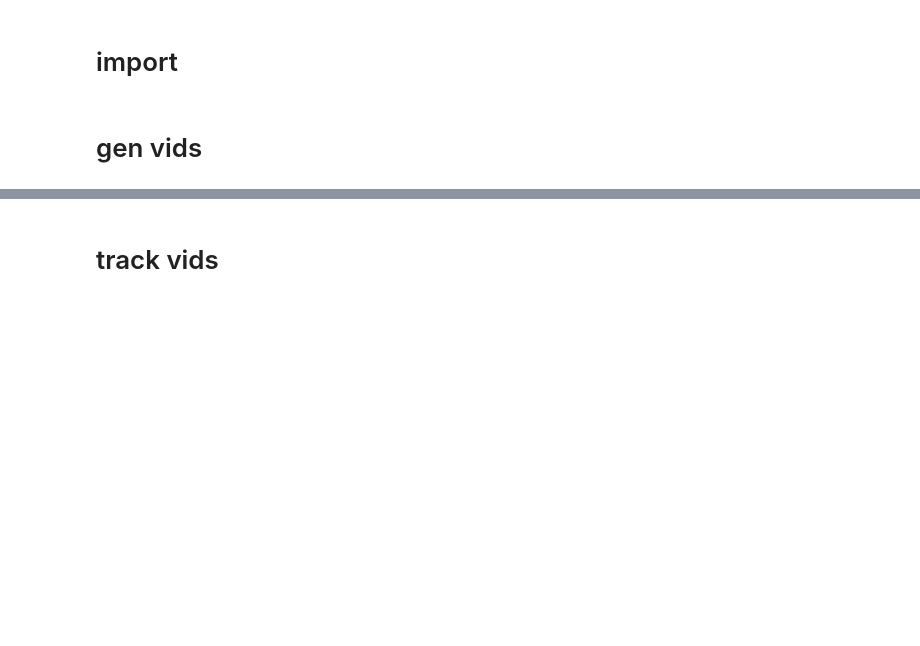
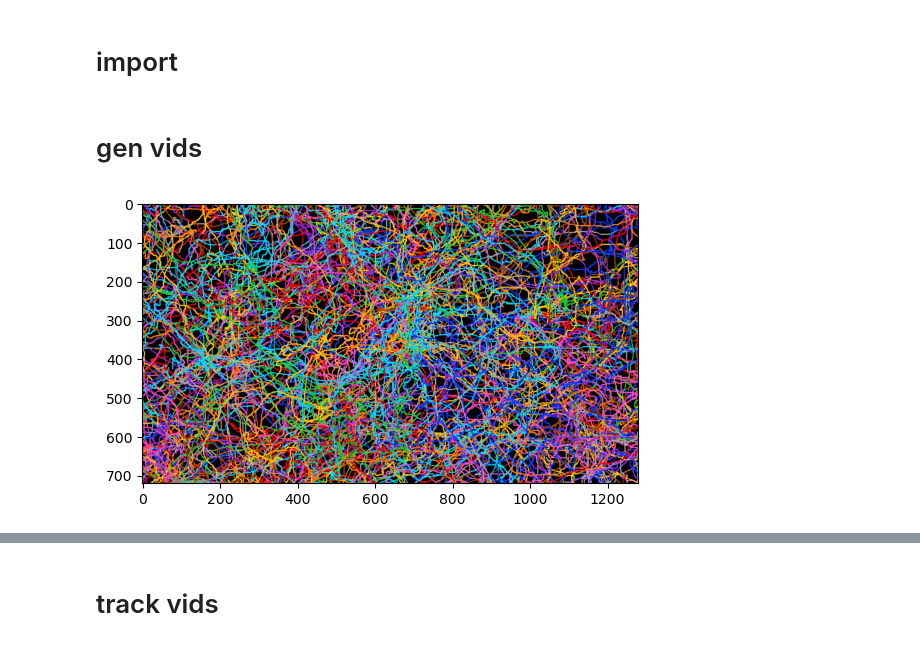
Before and after one commit to Shamaich1337/NMOT, a Jupyter notebook: notebooks/eval_pipe.ipynb, the cells around one changed output, grey strips where cells are left out. Drawn from its saved outputs; the diff is of its cells as text; code cells hidden in the pictures; blank space fills up the shorter version.

```diff
--- a/notebooks/eval_pipe.ipynb
+++ b/notebooks/eval_pipe.ipynb
@@ -27,45 +27,27 @@ from eval import evaluate_mot
 # %%
 np.random.seed(42)
 config = {
-'frame_num' : 30000,
+'frame_num' : 2000,
 # 'frame_shape' : (720, 1280),
 'frame_shape' : (720, 1280),
 'margin': 100,
 'hurst_move': 1.2,
 'hurst_species': 0.5,
-'ants_num' : 200,
+'ants_num' : 300,
 'start_point' : None
 }
 trajectories = gen_traj(**config)
 traj_fixed = postprocess_collisions(
     trajectories,
     radii=4.0,
     max_iter=8,
     substeps=1,
     seed=42,
 )
 # out_of_bounds = ((traj_fixed <= config['frame_shape'][::-1]).all(axis=-1)) & ((traj_fixed >= 0).all(axis=-1))
 # out_of_bounds = np.expand_dims(out_of_bounds, axis=2).repeat(2, axis=2)
 
 # trajectories_cut = np.where(out_of_bounds, traj_fixed, np.nan)
-# draw_traj(traj_fixed, config['frame_shape'], config['ants_num'])
-
-draw_ants_with_direction(traj_fixed,
-                        output_path='../data/collision_model_ants.mp4',
-                        frame_num=config['frame_num'],
-                        ants_num=config['ants_num'],
-                        frame_shape=config['frame_shape'],
-                        ant_length=3,
-                        ant_width=1,
-                        smooth_window=7,
-                        imshow=False)
-
-gt_df = build_visible_gt(
-    trajectories=traj_fixed,
-    frame_shape=config["frame_shape"],
-    border_margin=0.0,
-    min_visible_frames=1,
-    first_id=1,
-)
-
-gt_df.to_csv("../data/collision_model_ants_gt.csv", index=False)
+draw_traj(traj_fixed, config['frame_shape'], config['ants_num'], palette='bright')
+# %% [output]
+[figure, added]
```
Also changed, not shown: parts of 10 cells of this notebook, 3 other files.
